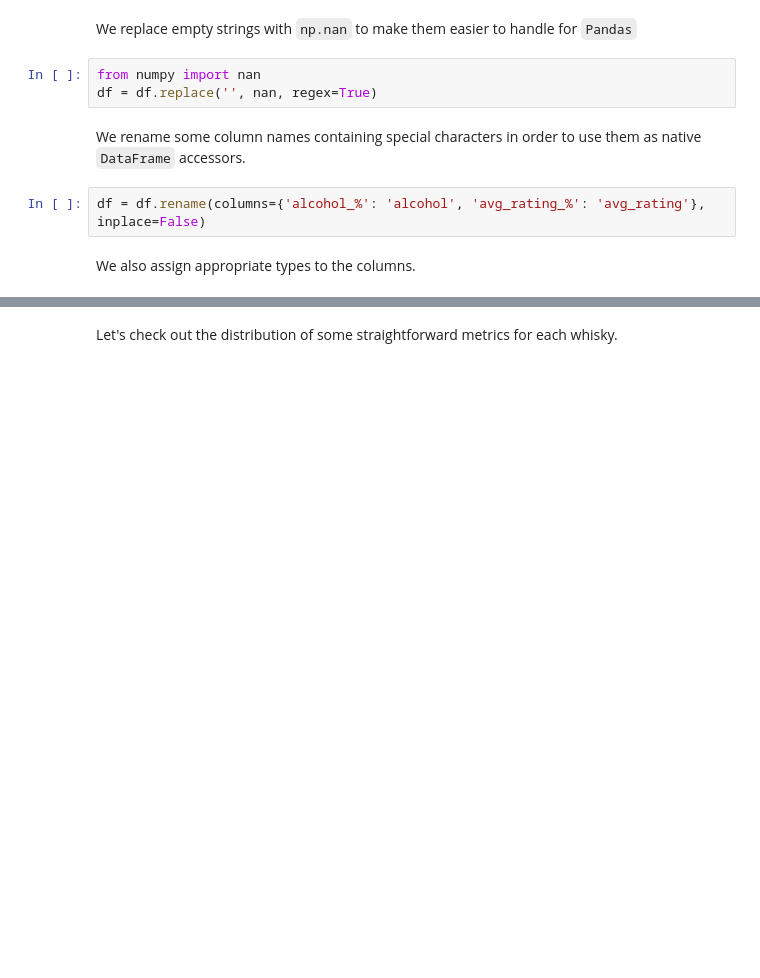
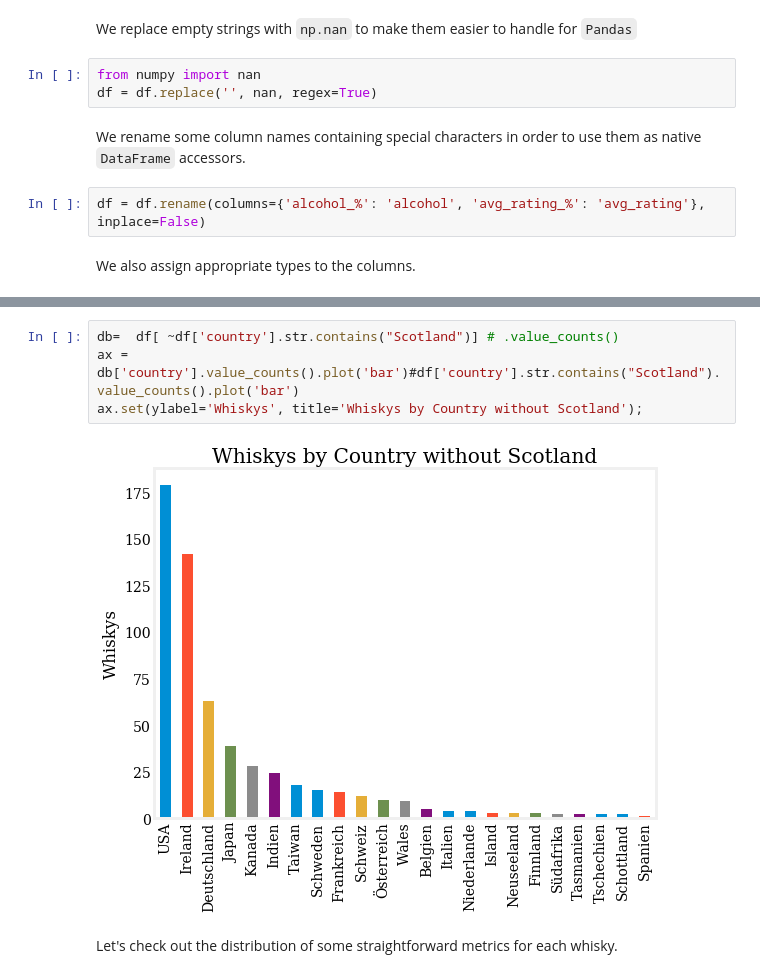
Before and after one commit to schmiddim/greek-wines-analysis, a Jupyter notebook: whisky-analysis.ipynb, the cells around one changed output, grey strips where cells are left out. Cells and saved outputs as stored; diff of their text form; blank space fills up the shorter version.

```diff
--- a/whisky-analysis.ipynb
+++ b/whisky-analysis.ipynb
@@ -74,2 +78,8 @@ df['price'] = df.price.astype(float) / 100
+# %%
+db=  df[ ~df['country'].str.contains("Scotland")] # .value_counts()
+ax = db['country'].value_counts().plot('bar')#df['country'].str.contains("Scotland").value_counts().plot('bar')
+ax.set(ylabel='Whiskys', title='Whiskys by Country without Scotland');
+# %% [output]
+[figure, added]
 # %% [markdown]
 Let's check out the distribution of some straightforward metrics for each whisky.
```
Also changed, not shown: parts of 8 cells of this notebook, 2 other files.
